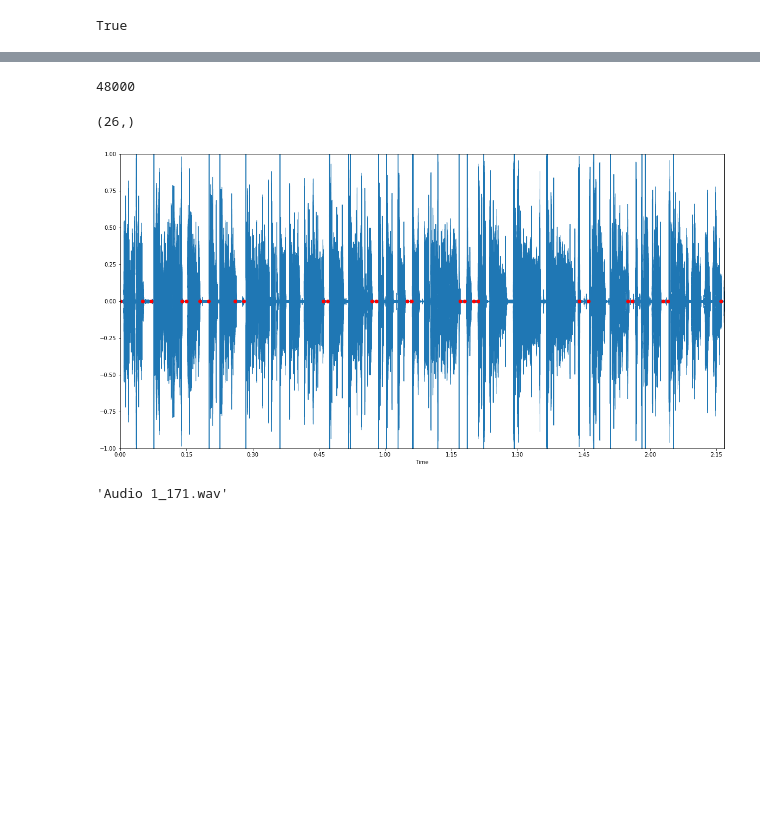
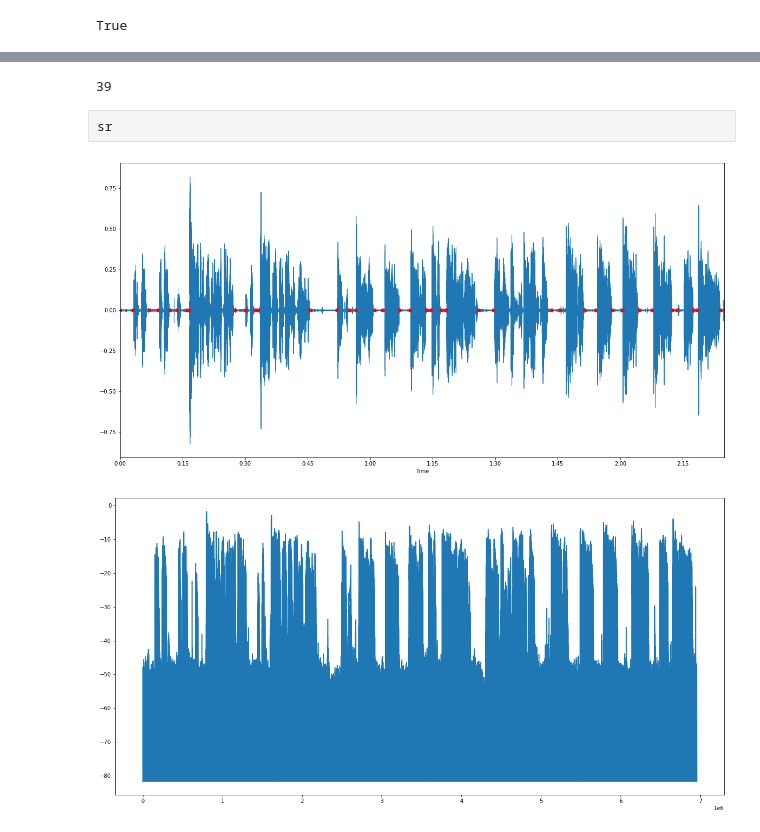
Before and after one commit to dotcsv/TWITCH-01.Proyecto-ACutStic, a Jupyter notebook: ACutStic Notebook.ipynb, the cells around one changed output, grey strips where cells are left out. Cells and saved outputs as stored; diff of their text form; code cells hidden in the pictures; blank space fills up the shorter version.

```diff
--- a/ACutStic Notebook.ipynb
+++ b/ACutStic Notebook.ipynb
@@ -60,6 +51,3 @@ NameError: name 'audioclip' is not defined
 # %%
-import librosa as lb
 import numpy as np
 import matplotlib.pyplot as plt
-
-y, sr = lb.load(pathFile, sr=None)
@@ -81,43 +54,57 @@ plt.plot(sy)
-# %%
-sr
-# %% [output]
-48000
+# %%
+sy, sr = lb.load(pathFile, sr=None)
+# %%
+sy = lb.amplitude_to_db(sy)
 # %%
-win_s = sr
-thres = 0.2
+win_s = int(sr / 2)
+thres = 60
+cdown = 5
 
+cdown_cnt  = cdown
 cut_points = np.array([0]) # Añadido inpoint inicial.
 is_lower   = False
 
 for i in np.arange(0, sy.shape[0], win_s):
+
     # Seleccionamos los datos dentro de la ventana.
     sub_y = sy[i:(win_s + i)]
     # Si estamos por debajo del umbral, y veníamos de arriba...
-    if np.max(np.abs(sub_y)) <= thres:
+
+    win_est = np.abs(np.mean(sub_y))
+
+    if win_est <= thres:
 
         if not is_lower:
             # Guardamos el sample rate.
             cut_points = np.append(cut_points, i)
             is_lower = True
+            cdown_cnt = cdown
 
-    elif is_lower:
+    elif is_lower and cdown_cnt <= 0:
         is_lower = False
         cut_points = np.append(cut_points, i)
+        cdown_cnt = cdown
 
-print(cut_points.shape)
+    cdown_cnt -= 1
+
+print(len(cut_points))
 # %% [output]
-(26,)
+39
+# %% [raw]
+sr
 # %%
 from librosa.display import waveplot
 
 plt.figure(figsize=(20, 10))
-lb.display.waveplot(sy, sr)
+lb.display.waveplot(y, sr)
 plt.scatter(cut_points / sr, np.zeros(len(cut_points)), c="red")
-plt.ylim((-1, 1))
 plt.show()
+
+
+plt.figure(figsize=(20, 10))
+# plt.scatter(cut_points, np.zeros(len(cut_points)), c="red")
+plt.plot(sy)
+plt.show()
 # %% [output]
-[figure, old version]
+[figure, new version]
+[figure, added]
-# %%
-project.rootItem.children[-1].name
-# %% [output]
-'Audio 1_171.wav'
```
Also changed, not shown: parts of 9 cells of this notebook.
